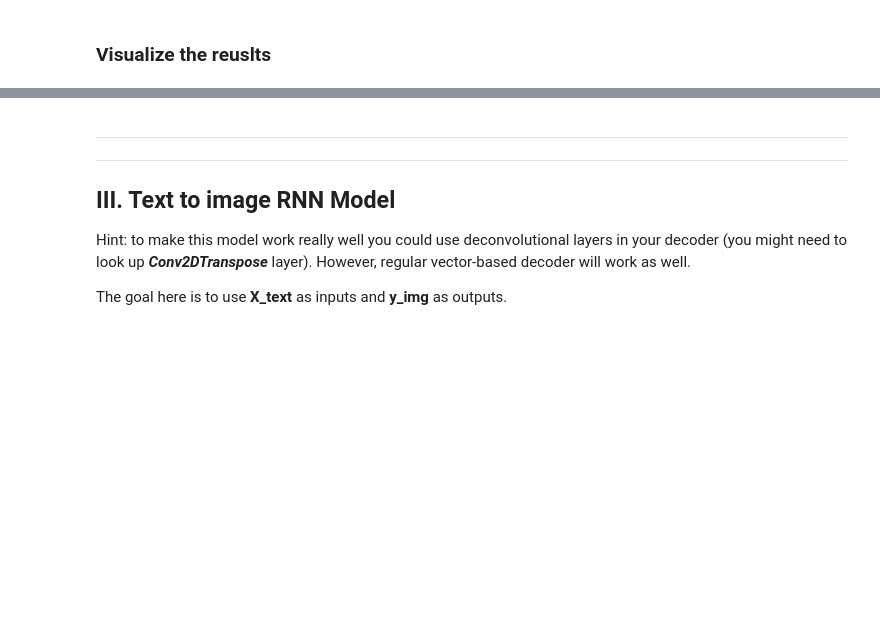
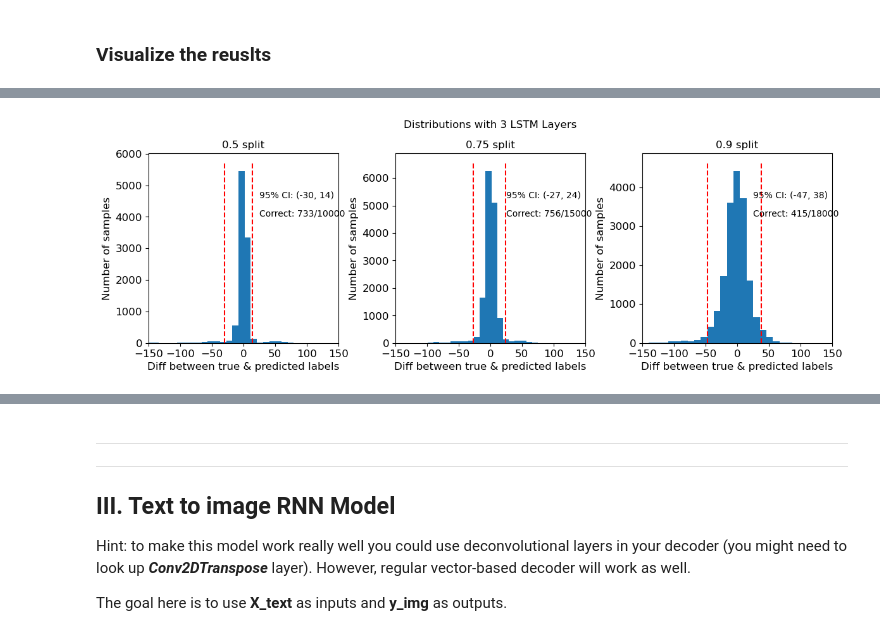
Before and after one commit to PengpeiZhu/IDL, a Jupyter notebook: A2_RNNs_Pengpei.ipynb, the cells around one changed output, grey strips where cells are left out. Saved outputs shown, nothing was run; the diff lists cells and outputs as text; code cells hidden in the pictures; blank space fills up the shorter version.

```diff
--- a/A2_RNNs_Pengpei.ipynb
+++ b/A2_RNNs_Pengpei.ipynb
@@ -1128,2 +1067,6 @@ Confidence interval: (-52, 42)
+# %%
+plot_and_save_distributions(results_p1_2_v3_int, 3, splits, num_bins=100)
+# %% [output]
+[figure, added]
 # %%
 def plot_scatters(split, results, num_LMST):
```
Also changed, not shown: parts of 20 cells of this notebook.
